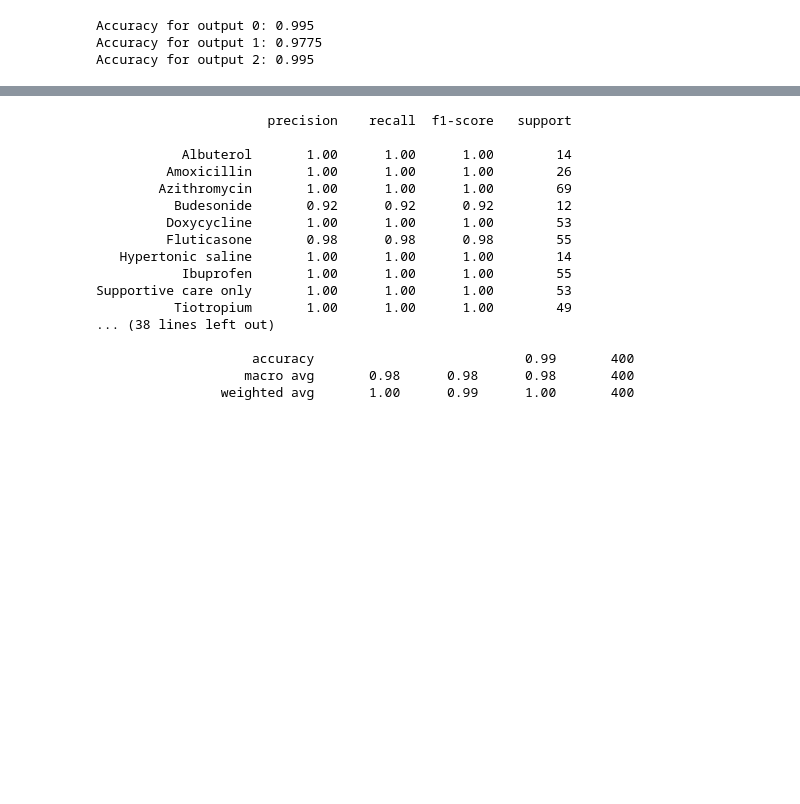
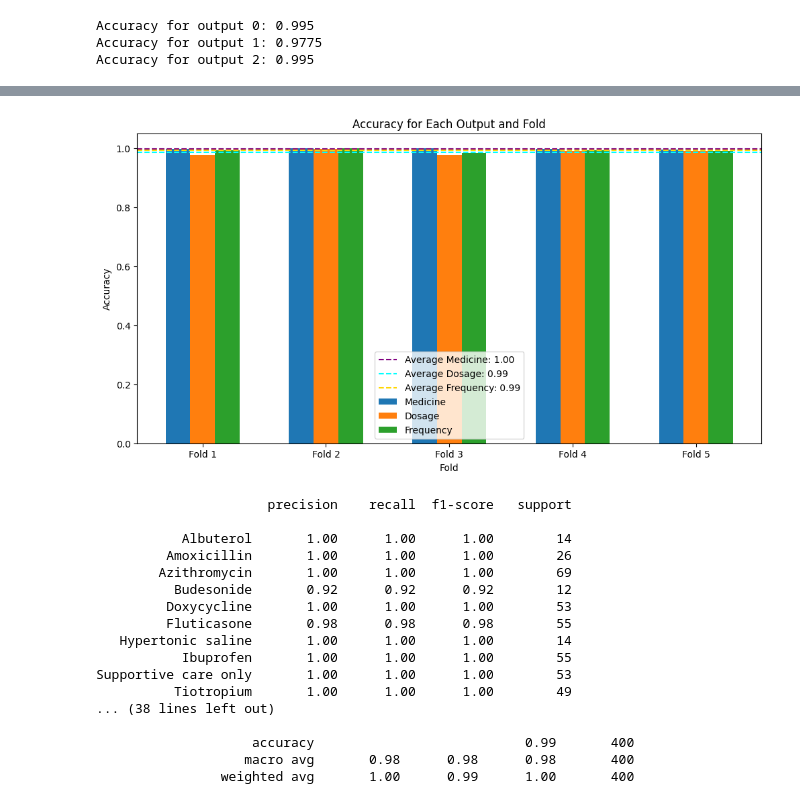
Before and after one commit to J-Abdullah/RDM, a Jupyter notebook: jupyter_notebooks/medication_prescription.ipynb, the cells around one changed output, grey strips where cells are left out. Saved outputs shown, nothing was run; the diff lists cells and outputs as text; code cells hidden in the pictures; blank space fills up the shorter version.

Commit message:
k_fold validation for both models

```diff
--- a/jupyter_notebooks/medication_prescription.ipynb
+++ b/jupyter_notebooks/medication_prescription.ipynb
@@ -14,7 +15,7 @@ import pickle
 #We know that our data contains 'N/A' values for Dosage and frequency columns for Bronchiolitis patients,
 #For our model we will use these values as it is
 
-df=pd.read_csv(r'Respiratory_Sound_Database\medicine_prescription.csv',keep_default_na=False)
+df=pd.read_csv(r'\Lea!n\RDM\Respiratory_Sound_Database\medicine_prescription.csv',keep_default_na=False)
 df.head()
 # %% [output]
 |  | Patient ID | Age | Gender | Smoking Status | Disease | Medication Prescribed | Dosage | Frequency |
@@ -84,3 +139,32 @@ Accuracy for output 2: 0.995
+# %%
+# Define the labels for the outputs
+output_labels = ['Medicine', 'Dosage', 'Frequency']
+
+# Define colors for the average accuracy lines
+colors = ['purple', 'cyan', 'gold']
+
+# Create an array with the positions of each bar on the x-axis
+x = np.arange(len(all_accuracies))
+
+# Create a bar chart for each output
+plt.figure(figsize=(12, 6))
+for i in range(len(output_labels)):
+    plt.bar(x - 0.2 + i * 0.2, [acc[i] for acc in all_accuracies], 0.2, label=output_labels[i])
+    plt.axhline(avg_accuracies[i], color=colors[i], linestyle='dashed', label=f'Average {output_labels[i]}: {avg_accuracies[i]:.2f}')
+
+# Add labels and title
+plt.xlabel('Fold')
+plt.ylabel('Accuracy')
+plt.title('Accuracy for Each Output and Fold')
+plt.xticks(x, [f'Fold {i+1}' for i in range(len(all_accuracies))])
+
+# Add a legend
+plt.legend()
+
+# Show the chart
+plt.show()
+# %% [output]
+[figure, added]
 # %%
 classification_reports=[classification_report(y_test[:, i], y_pred[:, i]) for i in range(y_test.shape[1])]
 
```
Also changed, not shown: parts of 3 cells of this notebook.
